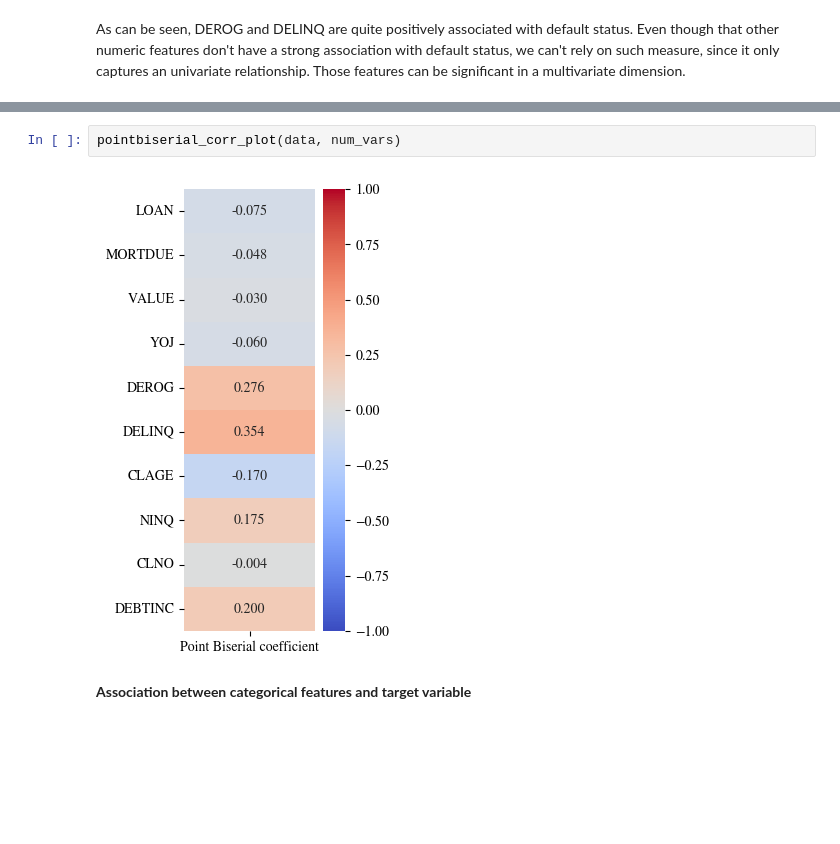
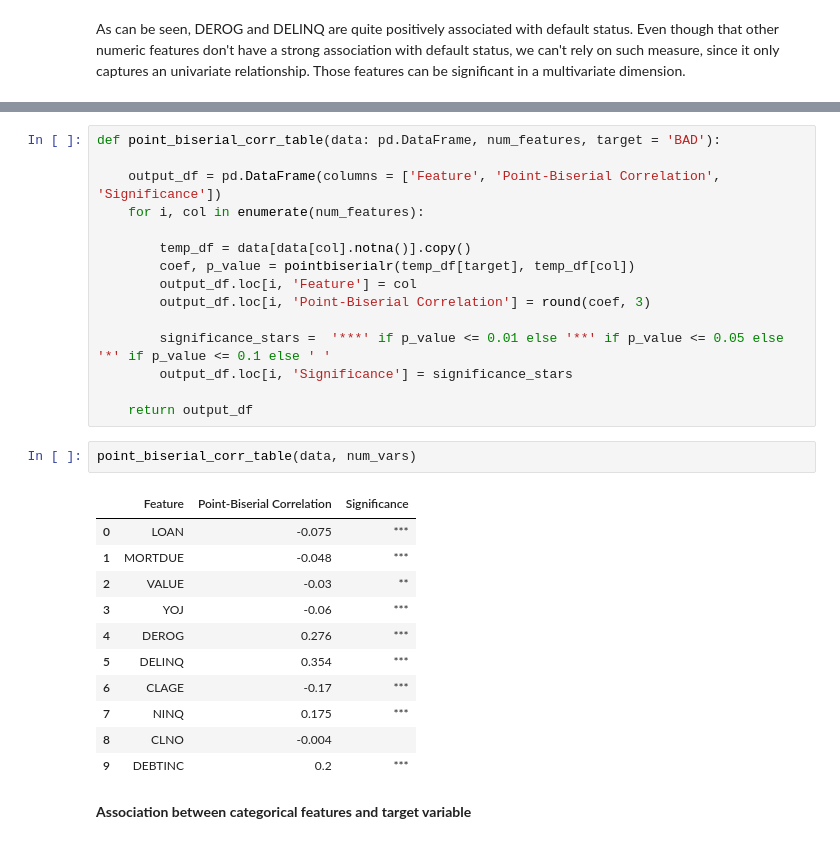
Before and after one commit to petr-ngn/FFU_VSE_Masters_Thesis_ML_Credit_Risk_Modelling, a Jupyter notebook: Masters_Thesis.ipynb, the cells around one changed output, grey strips where cells are left out. Drawn from its saved outputs; the diff is of its cells as text; blank space fills up the shorter version.

```diff
--- a/Masters_Thesis.ipynb
+++ b/Masters_Thesis.ipynb
@@ -584,9 +568,34 @@ significance: ***
 RESULT: The association is weak and is statistically significant on the 1% significance level.
 ----------------------------------------------------------------------------------------------------
+# %%
+def point_biserial_corr_table(data: pd.DataFrame, num_features, target = 'BAD'):
+
+    output_df = pd.DataFrame(columns = ['Feature', 'Point-Biserial Correlation', 'Significance'])
+    for i, col in enumerate(num_features):
+
+        temp_df = data[data[col].notna()].copy()
+        coef, p_value = pointbiserialr(temp_df[target], temp_df[col])
+        output_df.loc[i, 'Feature'] = col
+        output_df.loc[i, 'Point-Biserial Correlation'] = round(coef, 3)
+
+        significance_stars =  '***' if p_value <= 0.01 else '**' if p_value <= 0.05 else '*' if p_value <= 0.1 else ' '
+        output_df.loc[i, 'Significance'] = significance_stars
+
+    return output_df
 # %%
-pointbiserial_corr_plot(data, num_vars)
+point_biserial_corr_table(data, num_vars)
 # %% [output]
-[figure, removed]
+|  | Feature | Point-Biserial Correlation | Significance |
+| 0 | LOAN | -0.075 | *** |
+| 1 | MORTDUE | -0.048 | *** |
+| 2 | VALUE | -0.03 | ** |
+| 3 | YOJ | -0.06 | *** |
+| 4 | DEROG | 0.276 | *** |
+| 5 | DELINQ | 0.354 | *** |
+| 6 | CLAGE | -0.17 | *** |
+| 7 | NINQ | 0.175 | *** |
+| 8 | CLNO | -0.004 |  |
+| 9 | DEBTINC | 0.2 | *** |
 # %% [markdown]
 **Association between categorical features and target variable**
 # %% [markdown]
```
Also changed, not shown: parts of 20 cells of this notebook, 3 other files.
